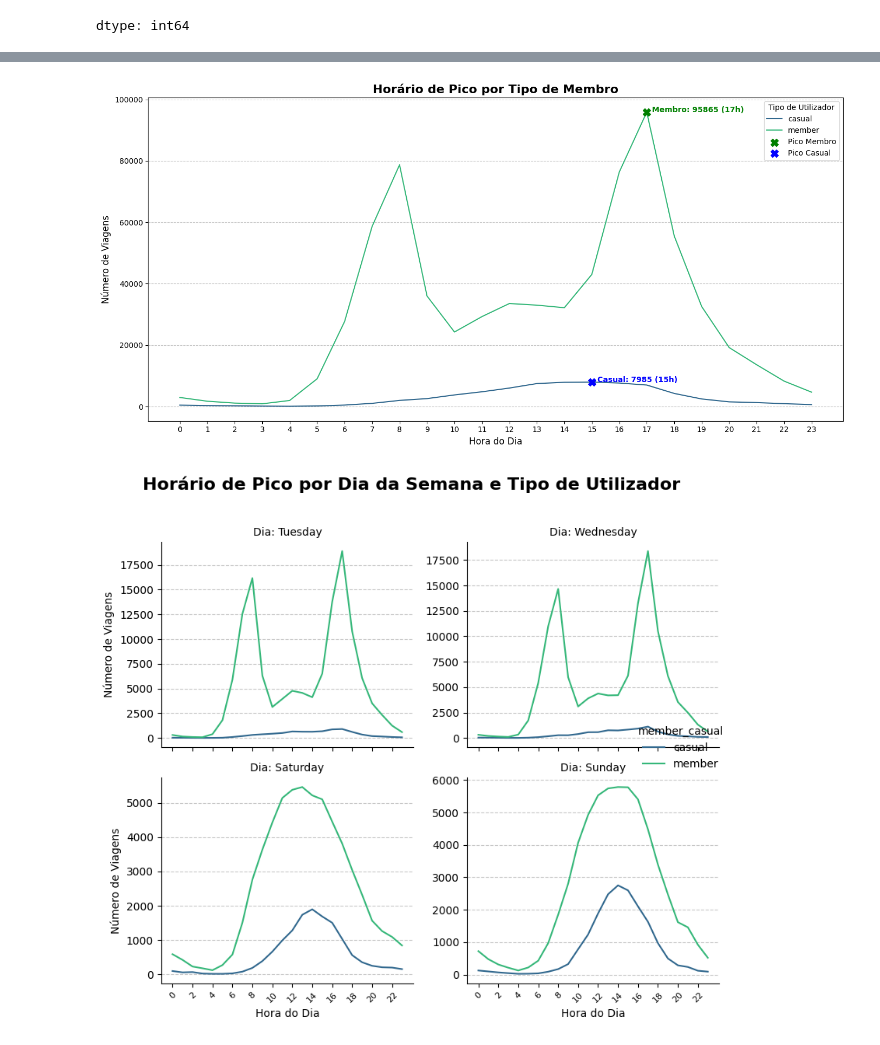
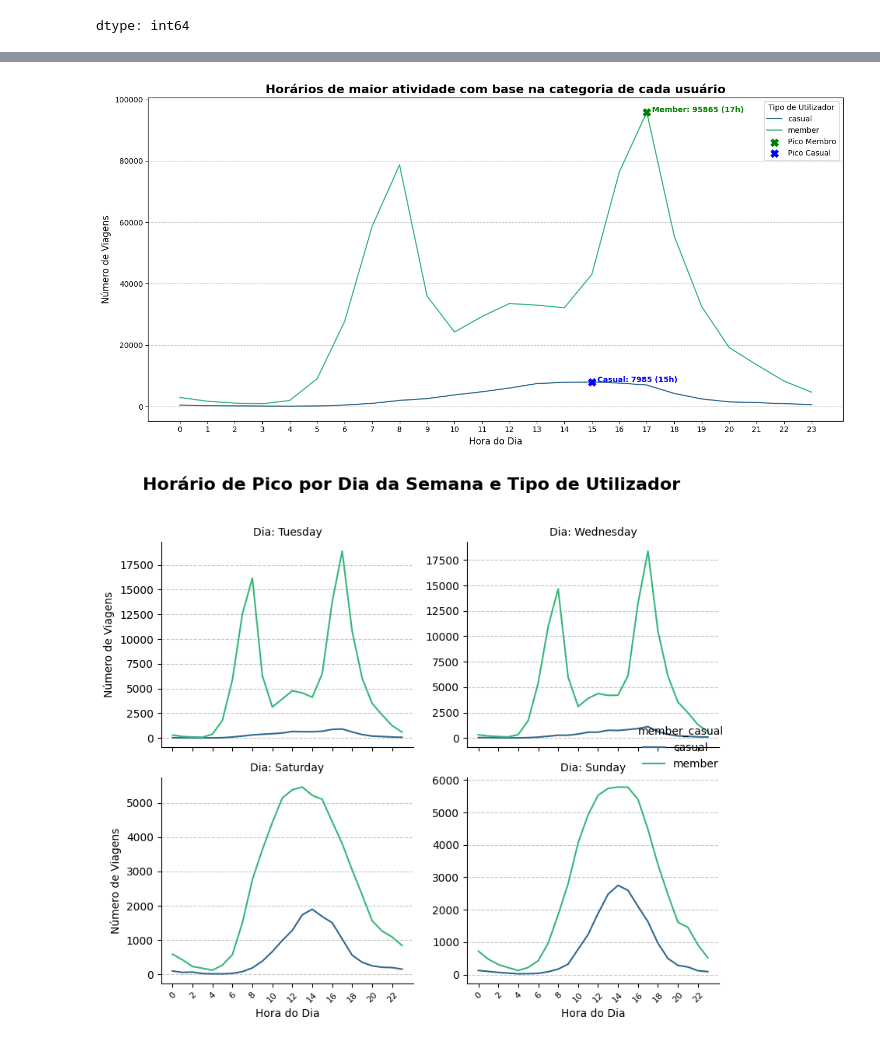
Before and after one commit to larissa-natalie/CASE_Cyclistic, a Jupyter notebook: CASE_Cyclistic_22_09(google_data_analytics).ipynb, the cells around one changed output, grey strips where cells are left out. Cells and saved outputs as stored; diff of their text form; code cells hidden in the pictures.

```diff
--- a/CASE_Cyclistic_22_09(google_data_analytics).ipynb
+++ b/CASE_Cyclistic_22_09(google_data_analytics).ipynb
@@ -378,36 +378,36 @@ import seaborn as sns
 horario_pico_df = horario_pico.reset_index()
 horario_pico_df.columns = ['member_casual', 'hour', 'ride_count']
 
 plt.figure(figsize=(14, 7))
 sns.lineplot(
     data=horario_pico_df,
     x='hour',
     y='ride_count',
     hue='member_casual',
     palette='viridis'
 )
 
 # Encontrar os pontos de pico para membros e casuais
 peak_member = horario_pico_df[horario_pico_df['member_casual'] == 'member'].loc[horario_pico_df[horario_pico_df['member_casual'] == 'member']['ride_count'].idxmax()]
 peak_casual = horario_pico_df[horario_pico_df['member_casual'] == 'casual'].loc[horario_pico_df[horario_pico_df['member_casual'] == 'casual']['ride_count'].idxmax()]
 
 # Adicionar marcadores e anotações para os picos
 plt.scatter(peak_member['hour'], peak_member['ride_count'], color='green', s=100, marker='X', zorder=5, label='Pico Membro')
-plt.text(peak_member['hour'] + 0.2, peak_member['ride_count'], f"Membro: {int(peak_member['ride_count'])} ({int(peak_member['hour'])}h)", color='green', weight='bold', fontsize=10)
+plt.text(peak_member['hour'] + 0.2, peak_member['ride_count'], f"Member: {int(peak_member['ride_count'])} ({int(peak_member['hour'])}h)", color='green', weight='bold', fontsize=10)
 
 plt.scatter(peak_casual['hour'], peak_casual['ride_count'], color='blue', s=100, marker='X', zorder=5, label='Pico Casual')
 plt.text(peak_casual['hour'] + 0.2, peak_casual['ride_count'], f"Casual: {int(peak_casual['ride_count'])} ({int(peak_casual['hour'])}h)", color='blue', weight='bold', fontsize=10)
 
-plt.title('Horário de Pico por Tipo de Membro', fontsize=16, fontweight='bold')
+plt.title('Horários de maior atividade com base na categoria de cada usuário', fontsize=16, fontweight='bold')
 plt.xlabel('Hora do Dia', fontsize=12)
 plt.ylabel('Número de Viagens', fontsize=12)
 plt.xticks(range(0, 24)) # exibir todas as hrs
 plt.legend(title='Tipo de Utilizador')
 plt.grid(axis='y', linestyle='--', alpha=0.7)
 plt.tight_layout()
 plt.show()
 # %% [output]
-[figure, old version]
+[figure, new version]
 # %%
 import matplotlib.pyplot as plt
 import seaborn as sns
```
Also changed, not shown: parts of 2 cells of this notebook.
